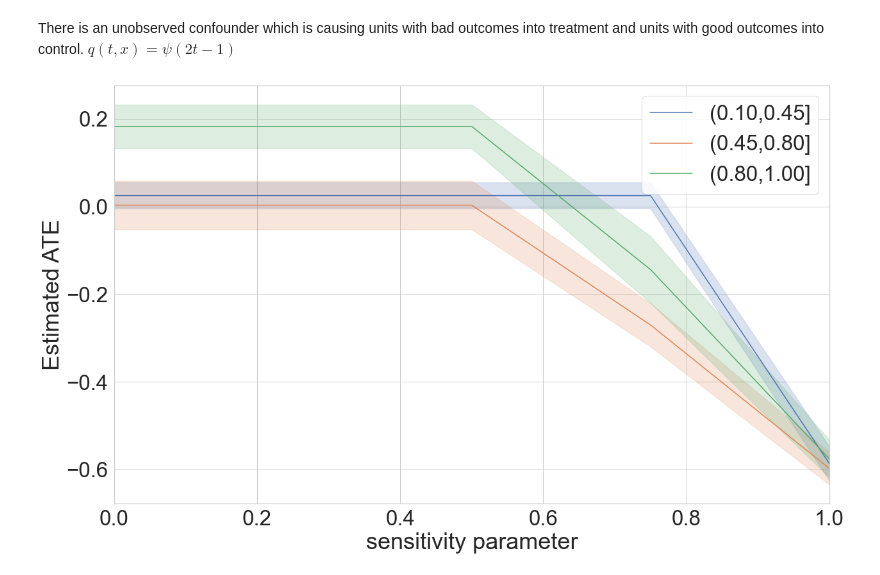
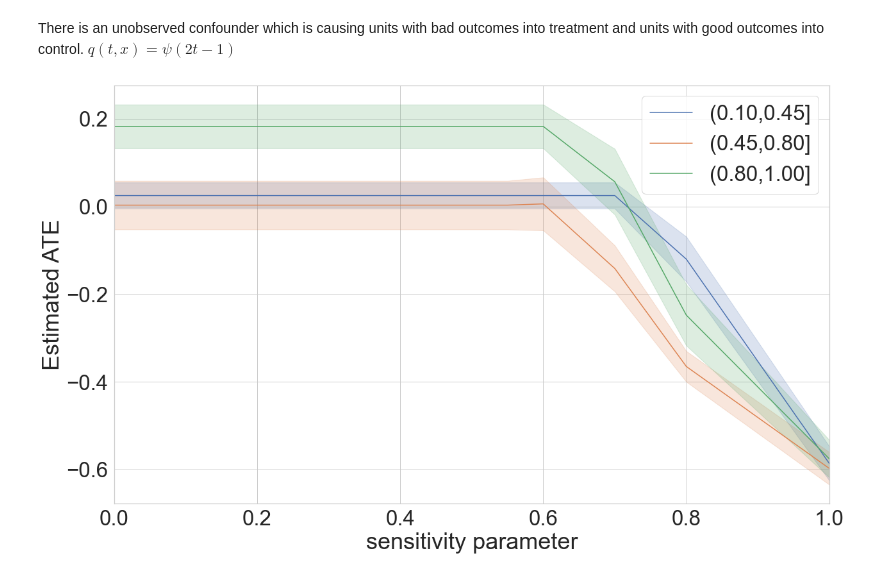
Before and after one commit to Hockey86/iic_causal_inference, a Jupyter notebook: aim2/sensitivity_analysis.ipynb, the cells around one changed output. Saved outputs shown, nothing was run; the diff lists cells and outputs as text; code cells hidden in the pictures.

```diff
--- a/aim2/sensitivity_analysis.ipynb
+++ b/aim2/sensitivity_analysis.ipynb
@@ -435,7 +435,7 @@ m_dict_dict = {}
 cates_dict_dict = {}
 df_dict_dict = {}
 df_means_dict = {}
-tuning_params = [0,0.25,0.5,0.75,1]
+tuning_params = [0,0.25,0.35,0.4,0.45,0.5,0.55,0.6,0.7,0.8,1]
 def q(t,psi):
     return psi*(2*t - 1)
 
@@ -568,31 +568,31 @@ for problem in df_m_atec_dict.keys():
 
 # for problem in m_dict_dict.keys():
 #     fig,ax = plt.subplots(figsize=(16,14))
 #     df_m_atec_dict[problem].T.plot(kind='box',showmeans=True,
 #                                         ax=ax,
 #                                         patch_artist=True,
 # #                                         meanline=True,
 #                                         capprops={'alpha':0.6,'lw':5},
 #                                         whiskerprops = {'alpha':0.6,'lw':5},
 #                                         boxprops={'alpha':0.6,'lw':5},
 #                                         medianprops={'lw':4,'color':'black','ls':'--'},
 #                                         meanprops={'markersize':15,'markerfacecolor':'black'})
 #     plt.axhline(0,c='red',lw=5)
 #     plt.ylabel('$Y(E_{%s} \\in threshold, \\bar{0}) - Y(Burden \\leq 0.1,\\bar{0})$'%(type_summary))
 #     plt.xlabel('$threshold$')
 #     plt.title('%.2f'%(problem))
 #     fig.savefig(str(problem)+'_unobs_conf_c.png')
 
 ates = pd.concat([df_m_atec_dict[problem].T for problem in m_dict_dict.keys()])
 ates['sensitivity parameter'] = functools.reduce(lambda x,y: x+y, map(lambda x: [x for i in range(15)],tuning_params) )
 
 fig = plt.figure(figsize=(20,12))
 sns.lineplot(x='sensitivity parameter',y='(0.10,0.45]',data=ates,ci="sd")
 sns.lineplot(x='sensitivity parameter',y='(0.45,0.80]',data=ates,ci="sd")
 sns.lineplot(x='sensitivity parameter',y='(0.80,1.00]',data=ates,ci="sd")
 plt.legend(['(0.10,0.45]','(0.45,0.80]','(0.80,1.00]'],loc='upper right')
 plt.ylabel('Estimated ATE')
 plt.xlim((0,1))
 fig.savefig('unobs_conf_max_c.png')
 # %% [output]
-[figure, old version]
+[figure, new version]
```
Also changed, not shown: 8 other files.
